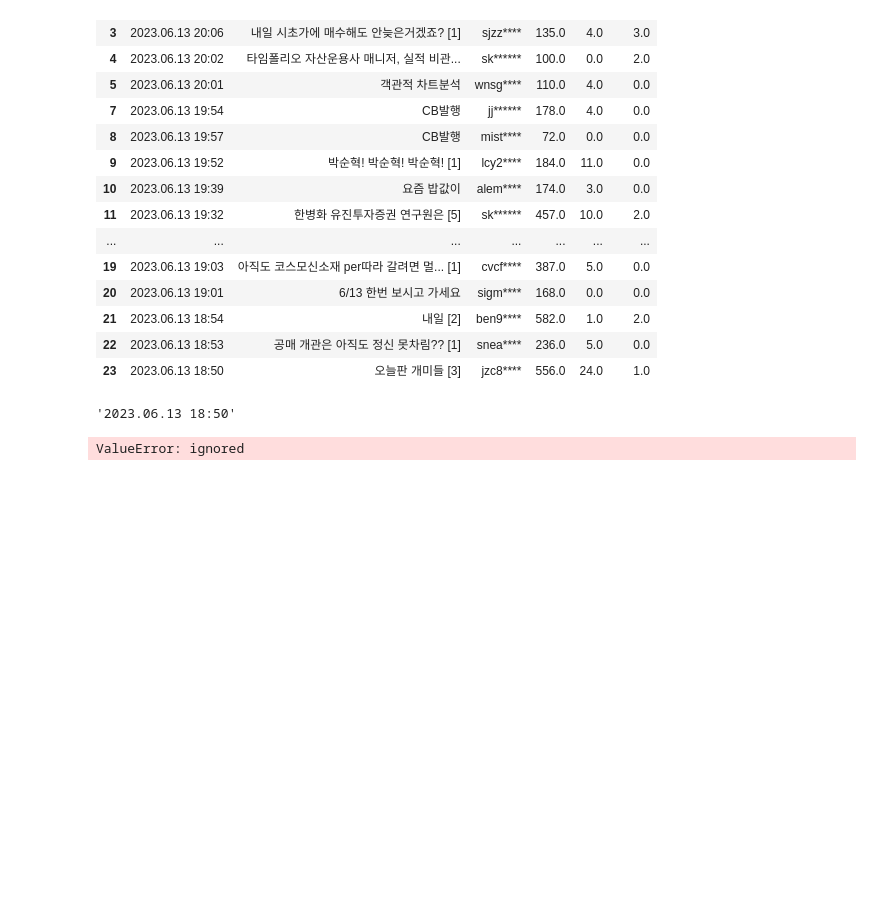
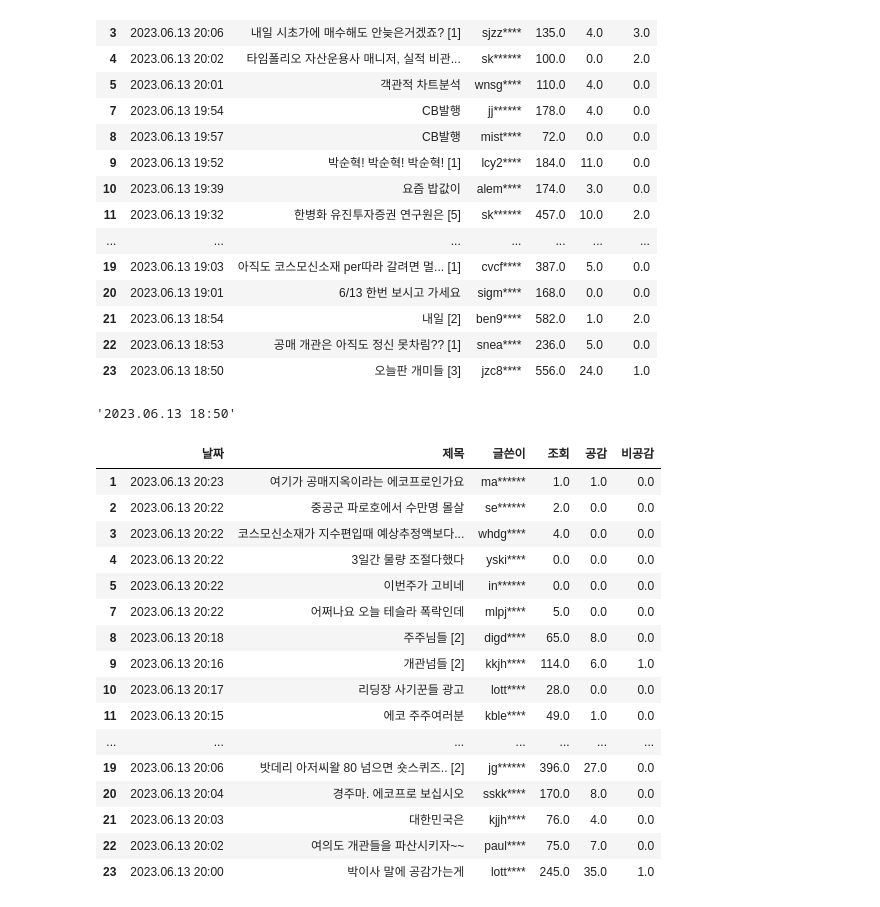
Before and after one commit to gaeju/crawling, a Jupyter notebook: 네이버증권토론실.ipynb, the cells around one changed output. Cells and saved outputs as stored; diff of their text form; code cells hidden in the pictures; blank space fills up the shorter version.

```diff
--- a/네이버증권토론실.ipynb
+++ b/네이버증권토론실.ipynb
@@ -103,22 +103,38 @@ gdl.iloc[-1,0]
 # %%
 import time
 item_list = []
 page_no = 1
 item_code = '086520'
 while True:
     gdl = get_day_list(item_code, page_no)
     day = gdl.iloc[-1,0]
     item_list.append(gdl)
 
-    if day <= '2023.06.01':
+    if day >= '2023.06.12':
         break
 
     page_no += 1
     time.sleep(0.01)
 
 pd.concat(item_list)
 # %% [output]
-ValueError: ignored
+|  | 날짜 | 제목 | 글쓴이 | 조회 | 공감 | 비공감 |
+| 1 | 2023.06.13 20:23 | 여기가 공매지옥이라는 에코프로인가요 | ma****** | 1.0 | 1.0 | 0.0 |
+| 2 | 2023.06.13 20:22 | 중공군 파로호에서 수만명 몰살 | se****** | 2.0 | 0.0 | 0.0 |
+| 3 | 2023.06.13 20:22 | 코스모신소재가 지수편입때 예상추정액보다... | whdg**** | 4.0 | 0.0 | 0.0 |
+| 4 | 2023.06.13 20:22 | 3일간 물량 조절다했다 | yski**** | 0.0 | 0.0 | 0.0 |
+| 5 | 2023.06.13 20:22 | 이번주가 고비네 | in****** | 0.0 | 0.0 | 0.0 |
+| 7 | 2023.06.13 20:22 | 어쩌나요 오늘 테슬라 폭락인데 | mlpj**** | 5.0 | 0.0 | 0.0 |
+| 8 | 2023.06.13 20:18 | 주주님들 [2] | digd**** | 65.0 | 8.0 | 0.0 |
+| 9 | 2023.06.13 20:16 | 개관넘들 [2] | kkjh**** | 114.0 | 6.0 | 1.0 |
+| 10 | 2023.06.13 20:17 | 리딩장 사기꾼들 광고 | lott**** | 28.0 | 0.0 | 0.0 |
+| 11 | 2023.06.13 20:15 | 에코 주주여러분 | kble**** | 49.0 | 1.0 | 0.0 |
+| ... | ... | ... | ... | ... | ... | ... |
+| 19 | 2023.06.13 20:06 | 밧데리 아저씨왈 80 넘으면 숏스퀴즈.. [2] | jg****** | 396.0 | 27.0 | 0.0 |
+| 20 | 2023.06.13 20:04 | 경주마. 에코프로 보십시오 | sskk**** | 170.0 | 8.0 | 0.0 |
+| 21 | 2023.06.13 20:03 | 대한민국은 | kjjh**** | 76.0 | 4.0 | 0.0 |
+| 22 | 2023.06.13 20:02 | 여의도 개관들을 파산시키자~~ | paul**** | 75.0 | 7.0 | 0.0 |
+| 23 | 2023.06.13 20:00 | 박이사 말에 공감가는게 | lott**** | 245.0 | 35.0 | 1.0 |
 # %%
 def get_day_list(item_code, page_no):
     url = f'https://finance.naver.com/item/board.naver?code={item_code}&page={page_no}'
```
Also changed, not shown: parts of 1 cell of this notebook.
